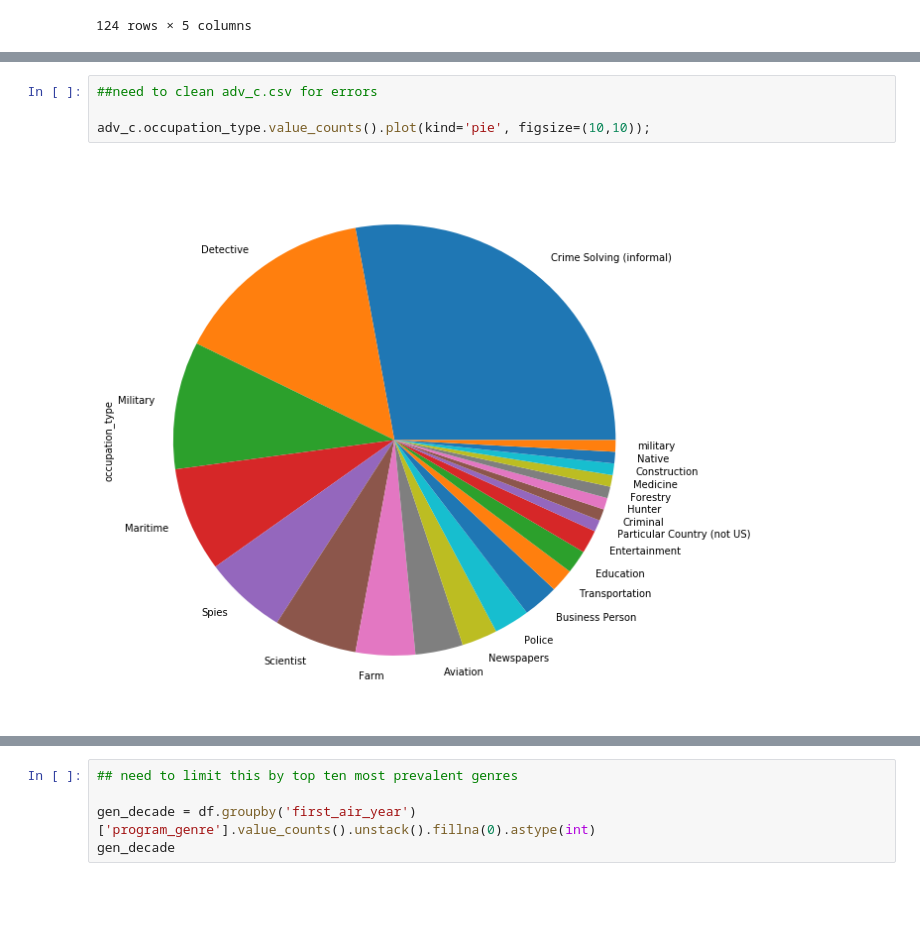
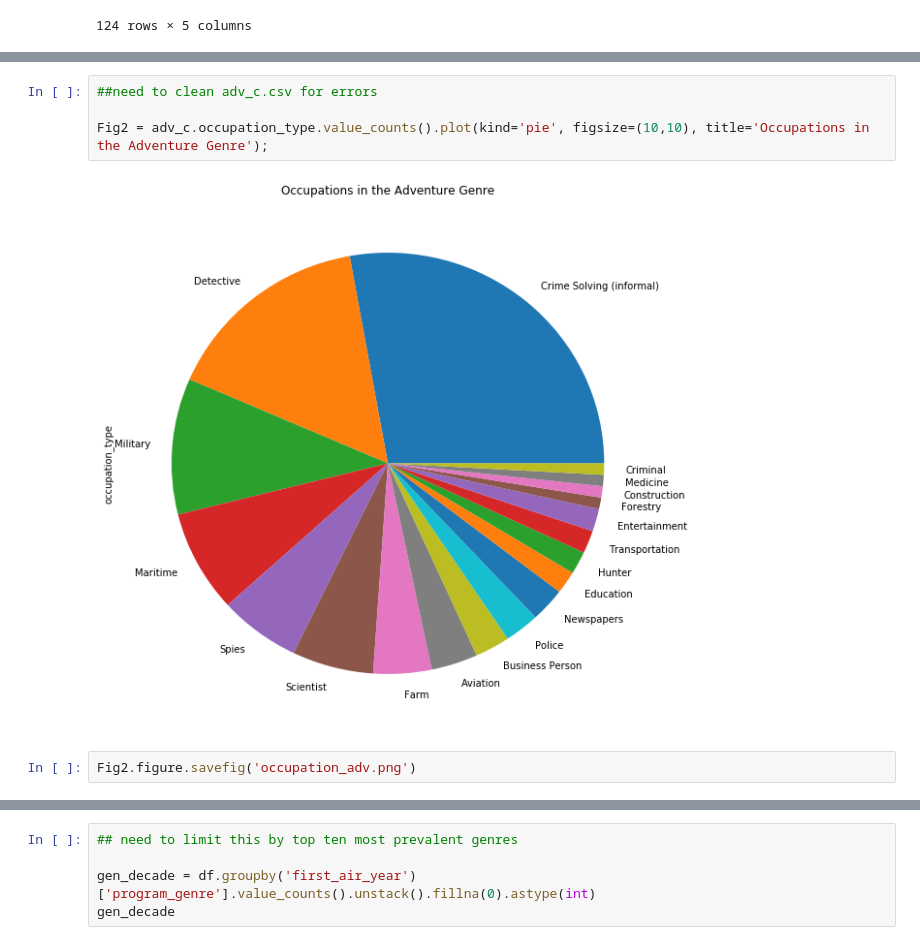
Before and after one commit to sgotzler/megaText, a Jupyter notebook: analysis/Analysis - Action and Adventure Genre.ipynb, the cells around one changed output, grey strips where cells are left out. Cells and saved outputs as stored; diff of their text form; blank space fills up the shorter version.

Commit message:
latest version of notebook, w/ cleaned adv_c.csv and labels on plots

```diff
--- a/analysis/Analysis - Action and Adventure Genre.ipynb
+++ b/analysis/Analysis - Action and Adventure Genre.ipynb
@@ -182,7 +233,9 @@ memory usage: 19.5+ KB
 # %%
 ##need to clean adv_c.csv for errors
 
-adv_c.occupation_type.value_counts().plot(kind='pie', figsize=(10,10));
+Fig2 = adv_c.occupation_type.value_counts().plot(kind='pie', figsize=(10,10), title='Occupations in the Adventure Genre');
 # %% [output]
-[figure, old version]
+[figure, new version]
+# %%
+Fig2.figure.savefig('occupation_adv.png')
 # %%
```
Also changed, not shown: parts of 16 cells of this notebook, 7 other files.
